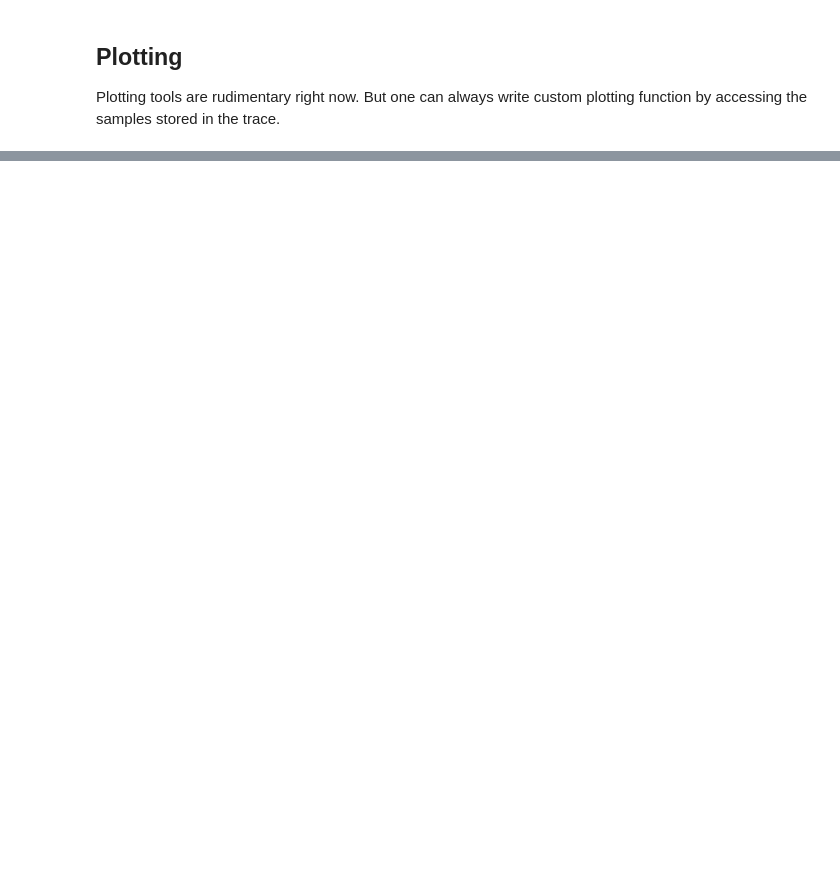
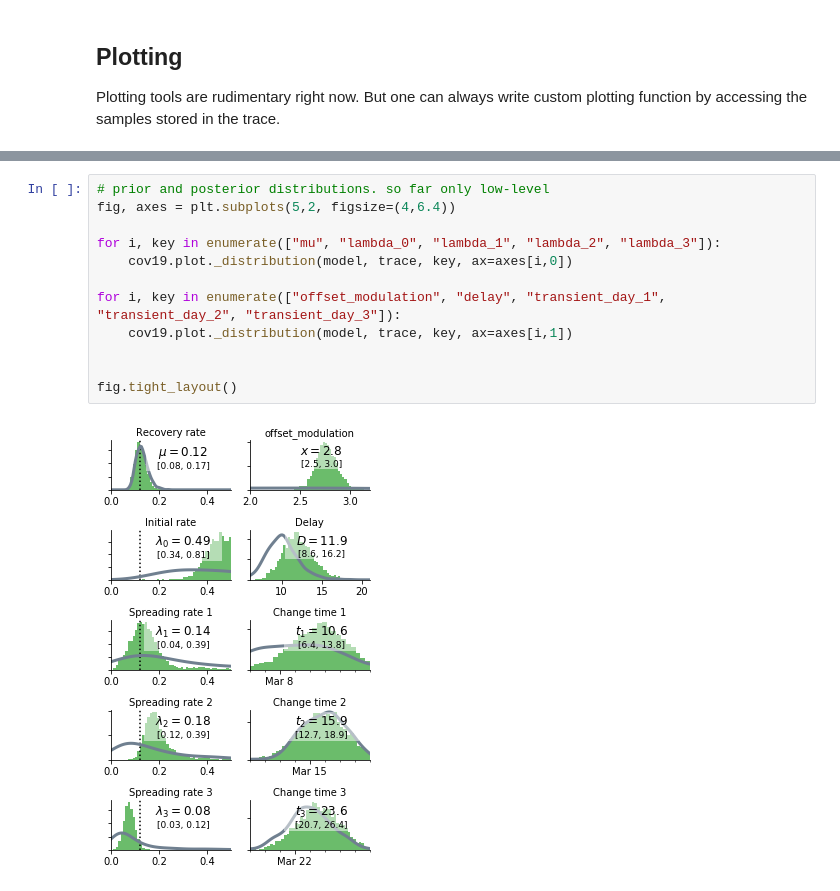
Before and after one commit to Priesemann-Group/covid19_inference, a Jupyter notebook: scripts/example_one_bundesland.ipynb, the cells around one changed output, grey strips where cells are left out. Drawn from its saved outputs; the diff is of its cells as text; blank space fills up the shorter version.

```diff
--- a/scripts/example_one_bundesland.ipynb
+++ b/scripts/example_one_bundesland.ipynb
@@ -197,0 +207,14 @@ plt.tight_layout()
+# %%
+# prior and posterior distributions. so far only low-level
+fig, axes = plt.subplots(5,2, figsize=(4,6.4))
+
+for i, key in enumerate(["mu", "lambda_0", "lambda_1", "lambda_2", "lambda_3"]):
+    cov19.plot._distribution(model, trace, key, ax=axes[i,0])
+
+for i, key in enumerate(["offset_modulation", "delay", "transient_day_1", "transient_day_2", "transient_day_3"]):
+    cov19.plot._distribution(model, trace, key, ax=axes[i,1])
+
+
+fig.tight_layout()
+# %% [output]
+[figure, added]
```
Also changed, not shown: parts of 6 cells of this notebook, 1 other file.
